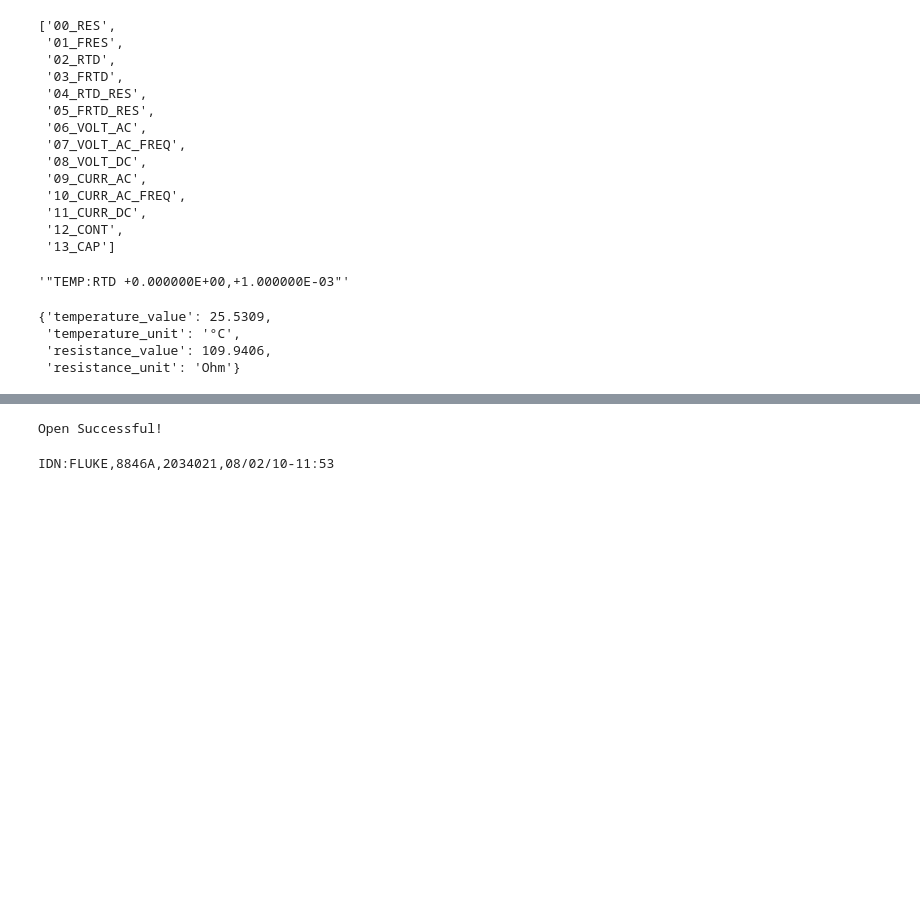
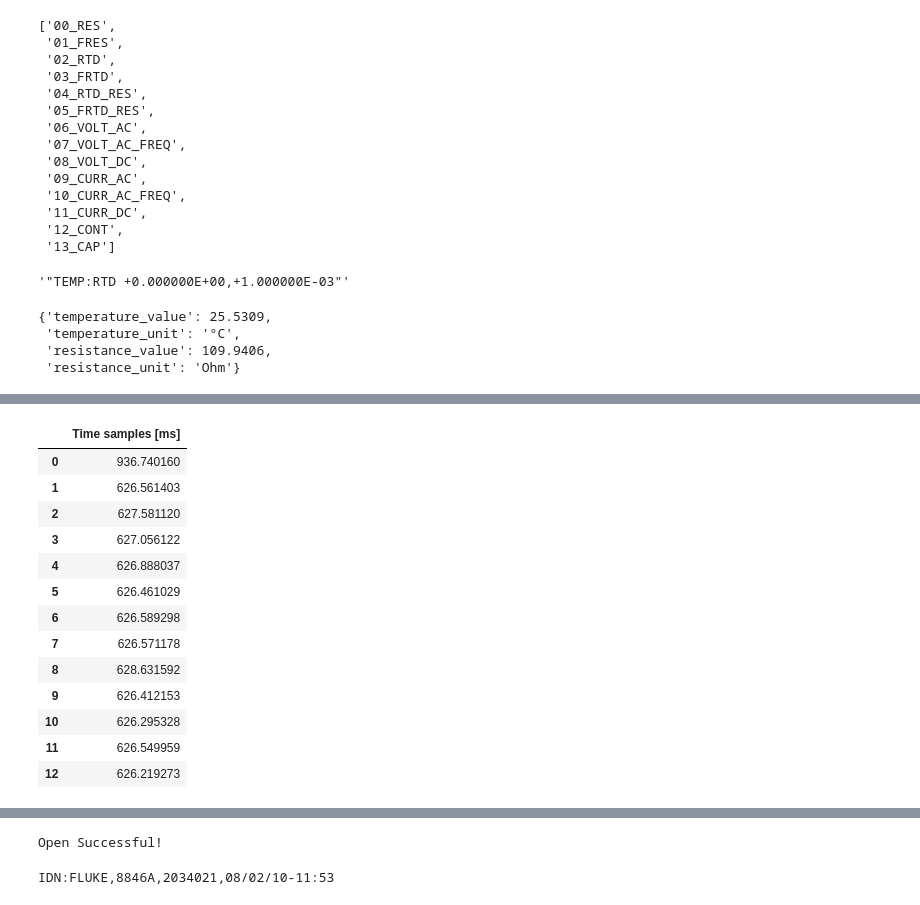
Before and after one commit to urmel79/Jupyter_PyVisa_Lab, a Jupyter notebook: Fluke_8846A_notebook.ipynb, the cells around one changed output, grey strips where cells are left out. Cells and saved outputs as stored; diff of their text form; code cells hidden in the pictures; blank space fills up the shorter version.

```diff
--- a/Fluke_8846A_notebook.ipynb
+++ b/Fluke_8846A_notebook.ipynb
@@ -298,2 +311,19 @@ while True:
 Keyboard Interrupt ^C detected.
 Bye.
+# %%
+execTime.getLogBuffer()
+# %% [output]
+|  | Time samples [ms] |
+| 0 | 936.740160 |
+| 1 | 626.561403 |
+| 2 | 627.581120 |
+| 3 | 627.056122 |
+| 4 | 626.888037 |
+| 5 | 626.461029 |
+| 6 | 626.589298 |
+| 7 | 626.571178 |
+| 8 | 628.631592 |
+| 9 | 626.412153 |
+| 10 | 626.295328 |
+| 11 | 626.549959 |
+| 12 | 626.219273 |
```
Also changed, not shown: parts of 9 cells of this notebook, 1 other file.
